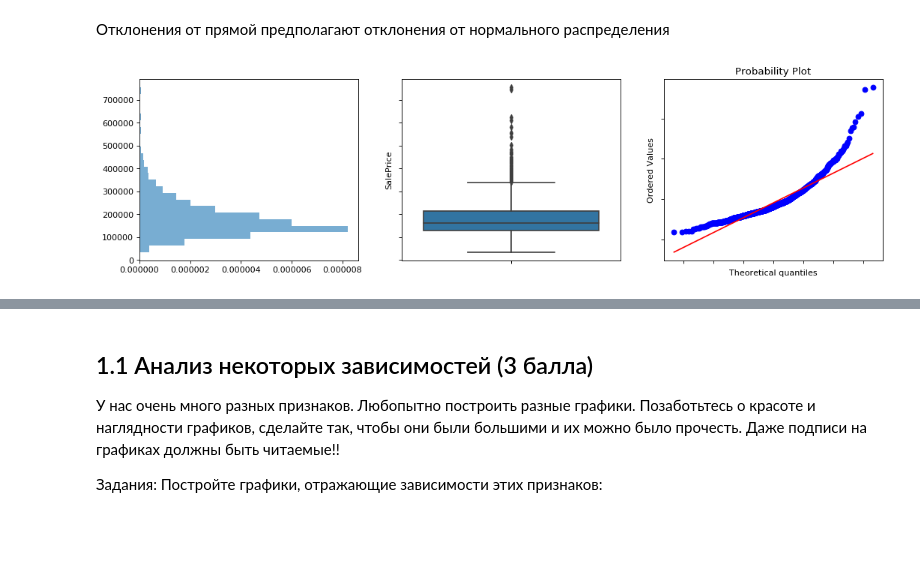
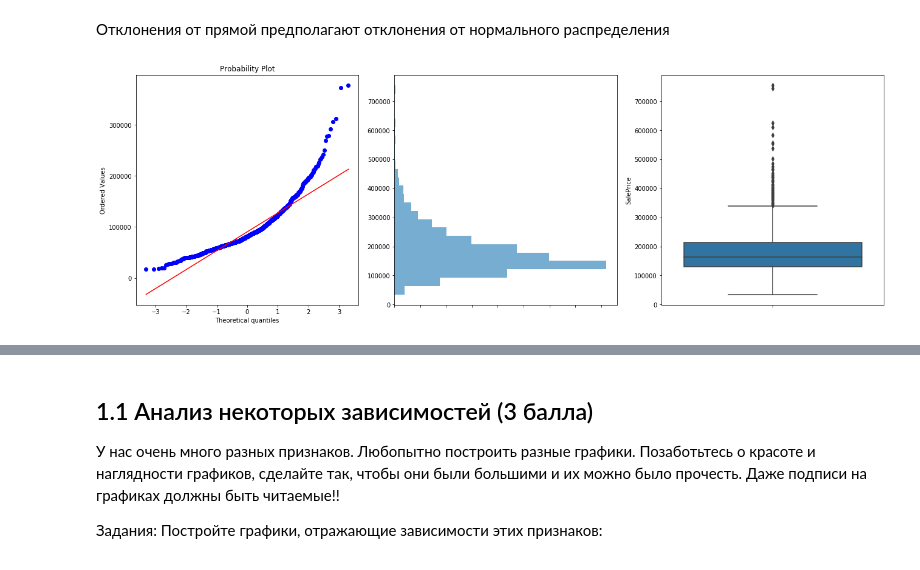
Before and after one commit to D7nis/Course-ML-Classic, a Jupyter notebook: Practice/4. Линейная регрессия/04-linear-regression_DDA.ipynb, the cells around one changed output, grey strips where cells are left out. Drawn from its saved outputs; the diff is of its cells as text; code cells hidden in the pictures; blank space fills up the shorter version.

```diff
--- a/Practice/4. Линейная регрессия/04-linear-regression_DDA.ipynb
+++ b/Practice/4. Линейная регрессия/04-linear-regression_DDA.ipynb
@@ -227,20 +249,23 @@ stats.probplot(df.SalePrice, plot=plt)
 Отклонения от прямой предполагают отклонения от нормального распределения
 # %%
 # Create Fig and gridspec
-fig = plt.figure(figsize=(16, 4), dpi= 80)
+fig = plt.figure(figsize=(18, 6), constrained_layout=True)
 #plt.grid(alpha=0.35)
 #plt.yticks(range(-100000,1000000,100000))
+yticks = range(-100000,1000000,100000)
 
-grid = plt.GridSpec(1, 3, hspace=0.2, wspace=0.2)
+grid = plt.GridSpec(1, 3, hspace=0.2, wspace=0.2, figure=fig)
 
-ax_main = fig.add_subplot(grid  [0, 0])
-ax_middle = fig.add_subplot(grid[0, 1:2], xticklabels=[], yticklabels=[])
-ax_right = fig.add_subplot(grid [0, 2], xticklabels=[], yticklabels=[])
+ax_main = fig.add_subplot(grid  [0, 0], yticklabels=yticks)
+ax_middle = fig.add_subplot(grid[0, 1:2],  xticklabels=[],  yticklabels=yticks)
+ax_right = fig.add_subplot(grid [0, 2],  xticklabels=[], yticklabels=yticks)
 
-stats.probplot(df.SalePrice, plot=plt)
-sns.boxplot(df.SalePrice, ax=ax_middle, orient="v")
-ax_main.hist(df.SalePrice, bins=25, density=True, alpha=0.6, orientation='horizontal')
+probplot(df.SalePrice, plot=ax_main)
+sns.boxplot(df.SalePrice, ax=ax_right, orient="v")
+ax_middle.hist(df.SalePrice, bins=25, density=True, alpha=0.6, orientation='horizontal')
+
+#ax_middle.set_yticks(range(-10000,70000,20000))
 
 plt.show()
 # %% [output]
-[figure, old version]
+[figure, new version]
```
Also changed, not shown: parts of 78 cells of this notebook.
